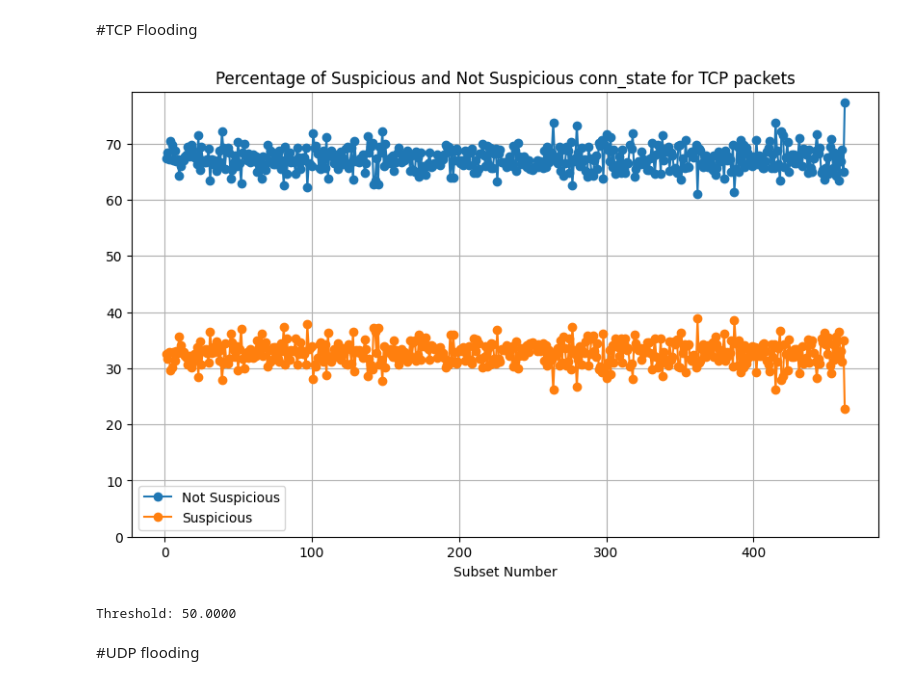
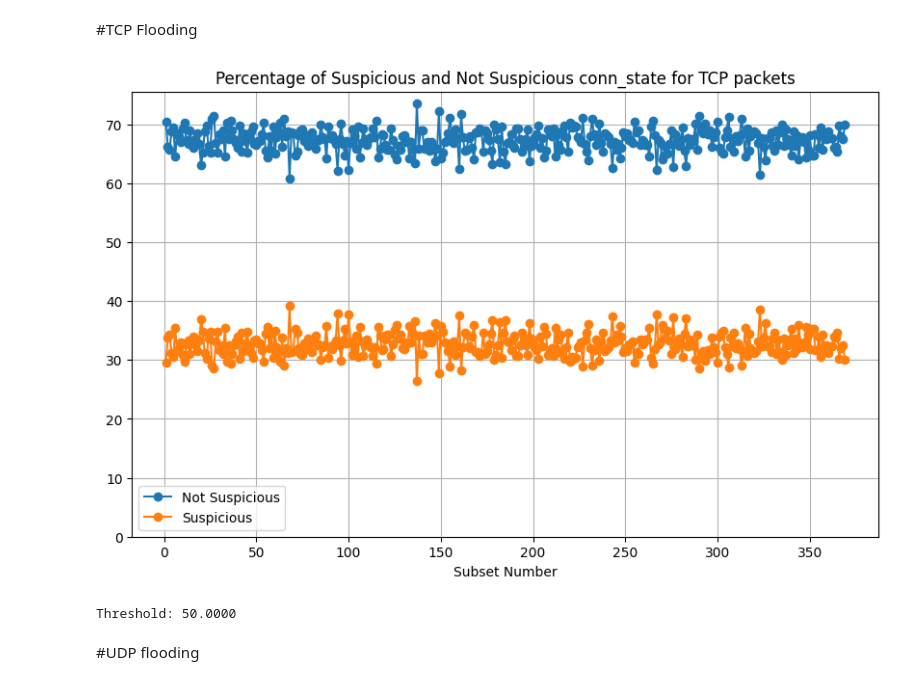
Before and after one commit to saugabriele/NetSec_lab, a Jupyter notebook: NetSec_project.ipynb, the cells around one changed output. Drawn from its saved outputs; the diff is of its cells as text; code cells hidden in the pictures.

```diff
--- a/NetSec_project.ipynb
+++ b/NetSec_project.ipynb
@@ -18,4 +40,5 @@ Mounted at /content/drive
 # %%
+# Mapping original categories to new categories
 category_mapping = {
     'backdoor': 'Other',
     'ddos': 'DoS or DDoS',
@@ -29,13 +52,21 @@ category_mapping = {
     'xss': 'Other'
 }
 
+# Replacing the 'type' column values based on the category mapping
 analysis_df.loc[:, 'type'] = analysis_df['type'].replace(category_mapping)
 
+# Group the DataFrame by the 'type' column and then count the occurrences of each protocol
 type_proto_counts = analysis_df.groupby('type')['proto'].value_counts().unstack(fill_value=0)
 print(type_proto_counts)
 
-# SHUFFLING
+# Shuffling the DataFrame to ensure a random distribution of rows
 clean_df = analysis_df.sample(frac=1).reset_index(drop=True)
+
+# Defining the split ratio for the dataset
+train_size = 0.8
+
+# Splitting the DataFrame into training and testing sets based on the defined ratio
+train_df, test_df = train_test_split(clean_df, train_size=train_size, random_state=42)
 # %% [output]
 proto        icmp     tcp     udp
 type
@@ -47,7 +78,10 @@ Other        5880  248826  166337
 import matplotlib.pyplot as plt
 
 def plot_conn_state_percentages(subset_numbers, percent_sus, percent_not_sus, title):
-    # Plot the results
+    """
+      Goal: Printing the percentage of suspicious and non-suspicious
+            connection state inside each flow of packets.
+    """
     plt.figure(figsize=(10, 6))
     plt.plot(subset_numbers, percent_not_sus, label='Not Suspicious', marker='o')
     plt.plot(subset_numbers, percent_sus, label='Suspicious', marker='o')
@@ -55,10 +89,11 @@ def plot_conn_state_percentages(subset_numbers, percent_sus, percent_not_sus, ti
     plt.xlabel('Subset Number')
     plt.title(title)
     plt.legend()
-    plt.ylim(0, max(max(percent_not_sus), max(percent_sus))+2)  # Set y-axis limits between 0 and 1
+    plt.ylim(0, max(max(percent_not_sus), max(percent_sus))+2)
     plt.grid(True)
     plt.show()
 # %%
+# Mapping connection states to 'Suspicious' or 'Not Suspicious' categories
 DoS_conn_state_mapping = {
     'S0': 'Suspicious',
     'SF': 'Not Suspicious',
@@ -75,39 +110,48 @@ DoS_conn_state_mapping = {
     'RSTOS0': 'Suspicious'
 }
 
-clean_df.loc[clean_df['proto']=='tcp', 'conn_state'] = clean_df[clean_df['proto']=='tcp']['conn_state'].replace(DoS_conn_state_mapping)
+# Replacing the 'conn_state' values for TCP packets using the DoS_conn_state_mapping
+tcp_mask = train_df['proto'] == 'tcp'
+train_df.loc[tcp_mask, 'conn_state'] = train_df.loc[tcp_mask, 'conn_state'].replace(DoS_conn_state_mapping)
 
+# Creating subsets of the training DataFrame, each containing 'subset_size' rows
 subset_size = 1000
-subsets = [clean_df.iloc[i:i + subset_size] for i in range(0, len(clean_df), subset_size)]
+subsets = [train_df.iloc[i:i + subset_size] for i in range(0, len(train_df), subset_size)]
 # %%
-# Initialize lists to store results
+# Initialize lists to store the percentage results of connection states
 percent_conn_state_not_sus = []
 percent_conn_state_sus = []
 
-# Calculate the percentage of each suspicious connection states in each subset
+# Calculate the percentage of each suspicious and not suspicious connection states in each subset
 subset_numbers = []
 for i, subset in enumerate(subsets, start=1):
     total_conn_state_not_sus = subset[subset['conn_state'] == 'Not Suspicious']['conn_state'].value_counts(normalize=False)
     total_conn_state_sus = subset[subset['conn_state'] == 'Suspicious']['conn_state'].value_counts(normalize=False)
     total_conn_state_not_sus = total_conn_state_not_sus.get('Not Suspicious', 0)
     total_conn_state_sus = total_conn_state_sus.get('Suspicious', 0)
 
     total_number_of_TCP = total_conn_state_not_sus + total_conn_state_sus
 
-    # Append the results to the lists
+    # Append the subset number to the list
     subset_numbers.append(i)
-    percent_conn_state_not_sus.append(total_conn_state_not_sus * 100 / total_number_of_TCP)
-    percent_conn_state_sus.append(total_conn_state_sus * 100 / total_number_of_TCP)
+    # Calculate and append the percentages to the lists, avoiding division by zero
+    if total_number_of_TCP !=0:
+      percent_conn_state_not_sus.append(total_conn_state_not_sus * 100 / total_number_of_TCP)
+      percent_conn_state_sus.append(total_conn_state_sus * 100 / total_number_of_TCP)
+    else:
+      percent_conn_state_not_sus.append(100)
+      percent_conn_state_sus.append(0)
 
+# Plot the percentages of suspicious and not suspicious connection states
 title_plot = "Percentage of Suspicious and Not Suspicious conn_state for TCP packets"
 plot_conn_state_percentages(subset_numbers, percent_conn_state_sus,
                             percent_conn_state_not_sus, title_plot)
 
-# Calculate the thresholds
+# Calculate the threshold as the average of the two percentage averages
 threshold_tcp = (np.average(percent_conn_state_not_sus) + np.average(percent_conn_state_sus))/2
 print(f'Threshold: {threshold_tcp:.4f}')
 # %% [output]
-[figure, old version]
+[figure, new version]
 Threshold: 50.0000
 # %% [markdown]
 #UDP flooding
```
Also changed, not shown: parts of 11 cells of this notebook.
